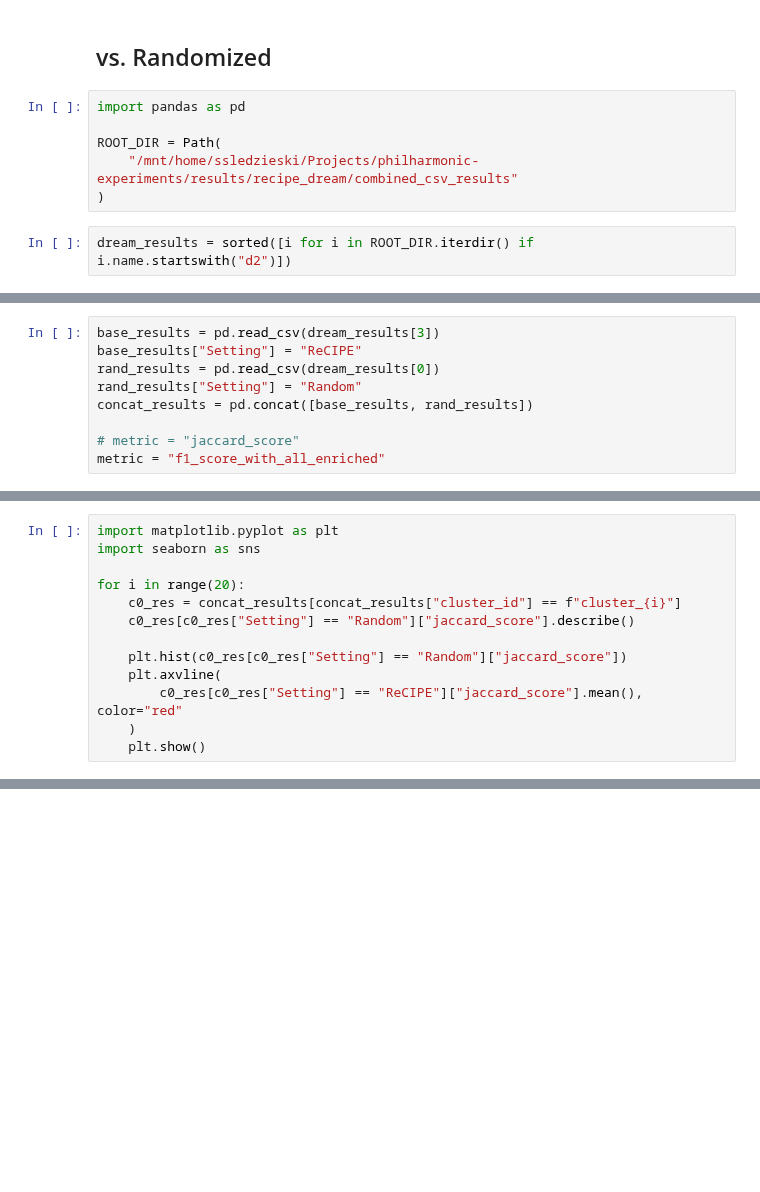
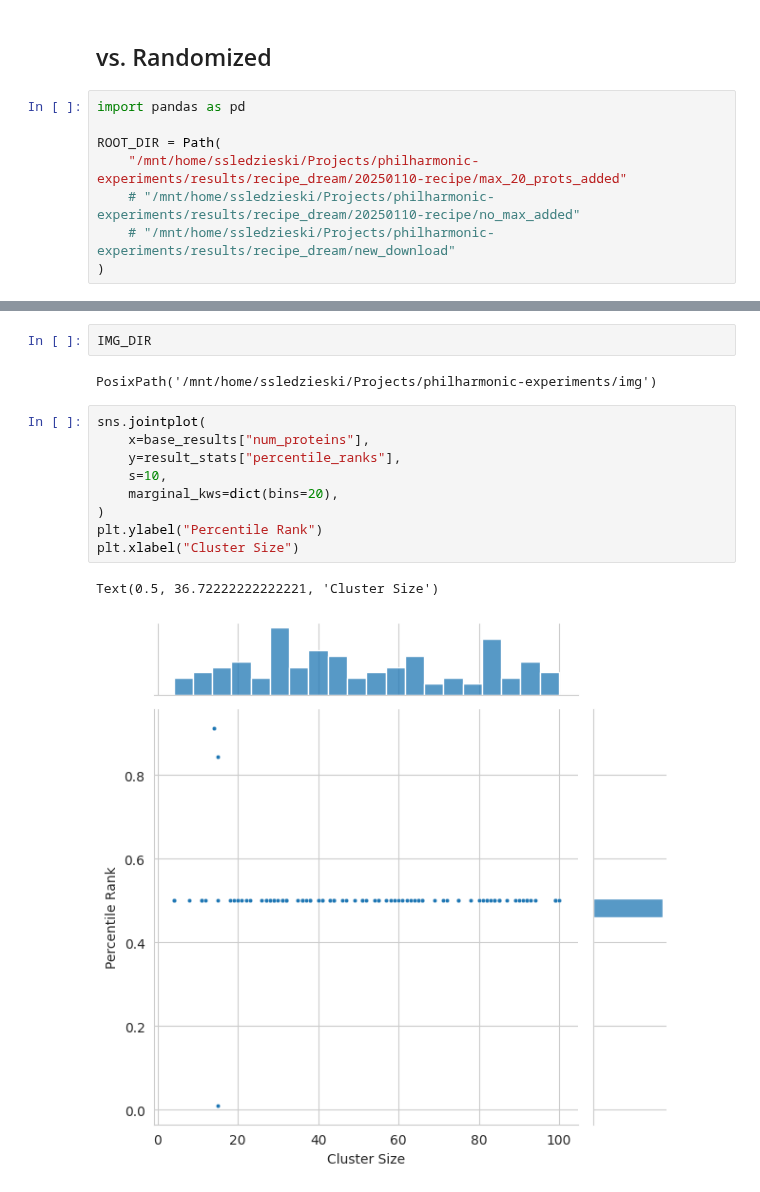
Before and after one commit to samsledje/philharmonic, a Jupyter notebook: nb/05_recipe_validation.ipynb, the cells around one changed output, grey strips where cells are left out. Saved outputs shown, nothing was run; the diff lists cells and outputs as text; blank space fills up the shorter version.

```diff
--- a/nb/05_recipe_validation.ipynb
+++ b/nb/05_recipe_validation.ipynb
@@ -243,7 +378,7 @@ sns.despine()
 import pandas as pd
 
 ROOT_DIR = Path(
-    "/mnt/home/ssledzieski/Projects/philharmonic-experiments/results/recipe_dream/combined_csv_results"
+    "/mnt/home/ssledzieski/Projects/philharmonic-experiments/results/recipe_dream/20250110-recipe/max_20_prots_added"
+    # "/mnt/home/ssledzieski/Projects/philharmonic-experiments/results/recipe_dream/20250110-recipe/no_max_added"
+    # "/mnt/home/ssledzieski/Projects/philharmonic-experiments/results/recipe_dream/new_download"
 )
-# %%
-dream_results = sorted([i for i in ROOT_DIR.iterdir() if i.name.startswith("d2")])
@@ -260,9 +384,0 @@ dream_results
-# %%
-base_results = pd.read_csv(dream_results[3])
-base_results["Setting"] = "ReCIPE"
-rand_results = pd.read_csv(dream_results[0])
-rand_results["Setting"] = "Random"
-concat_results = pd.concat([base_results, rand_results])
-
-# metric = "jaccard_score"
-metric = "f1_score_with_all_enriched"
@@ -294,13 +384,0 @@ plt.show()
-# %%
-import matplotlib.pyplot as plt
-import seaborn as sns
-
-for i in range(20):
-    c0_res = concat_results[concat_results["cluster_id"] == f"cluster_{i}"]
-    c0_res[c0_res["Setting"] == "Random"]["jaccard_score"].describe()
-
-    plt.hist(c0_res[c0_res["Setting"] == "Random"]["jaccard_score"])
-    plt.axvline(
-        c0_res[c0_res["Setting"] == "ReCIPE"]["jaccard_score"].mean(), color="red"
-    )
-    plt.show()
@@ -336,0 +536,16 @@ rand_results
+# %%
+IMG_DIR
+# %% [output]
+PosixPath('/mnt/home/ssledzieski/Projects/philharmonic-experiments/img')
+# %%
+sns.jointplot(
+    x=base_results["num_proteins"],
+    y=result_stats["percentile_ranks"],
+    s=10,
+    marginal_kws=dict(bins=20),
+)
+plt.ylabel("Percentile Rank")
+plt.xlabel("Cluster Size")
+# %% [output]
+Text(0.5, 36.72222222222221, 'Cluster Size')
+[figure, added]
```
Also changed, not shown: parts of 12 cells of this notebook, 1 other file.
